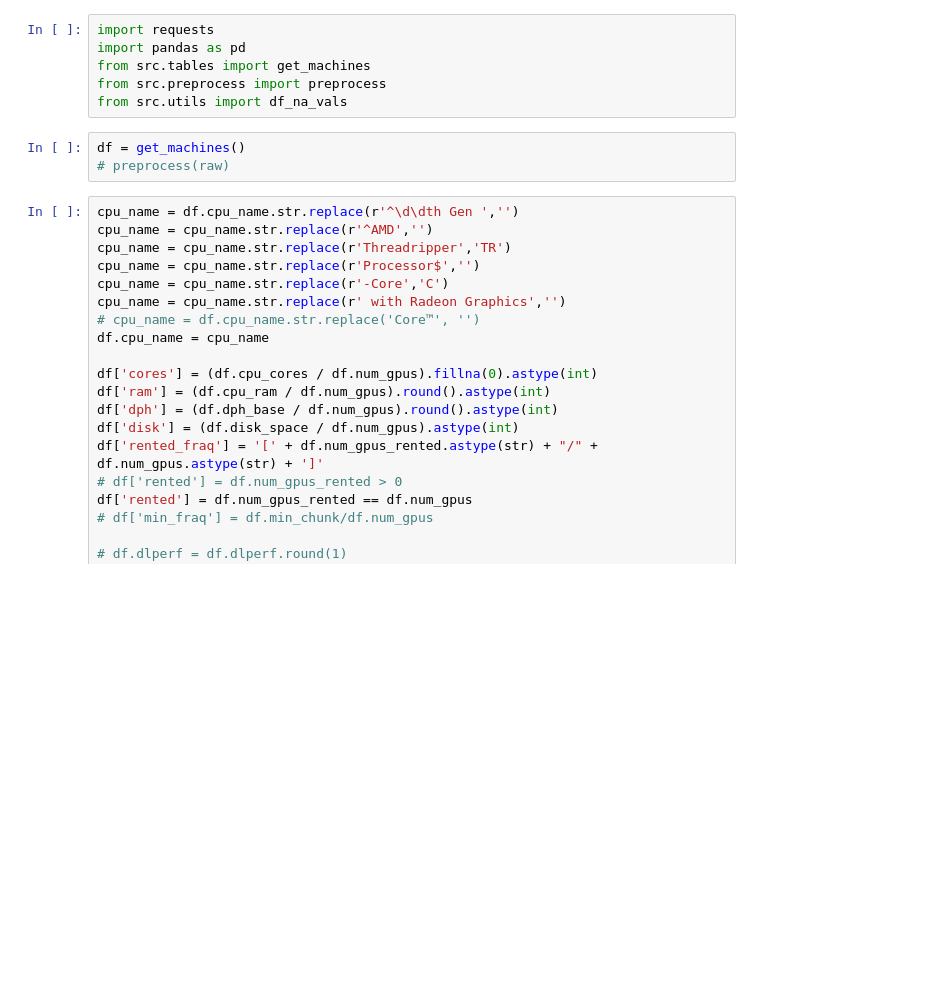
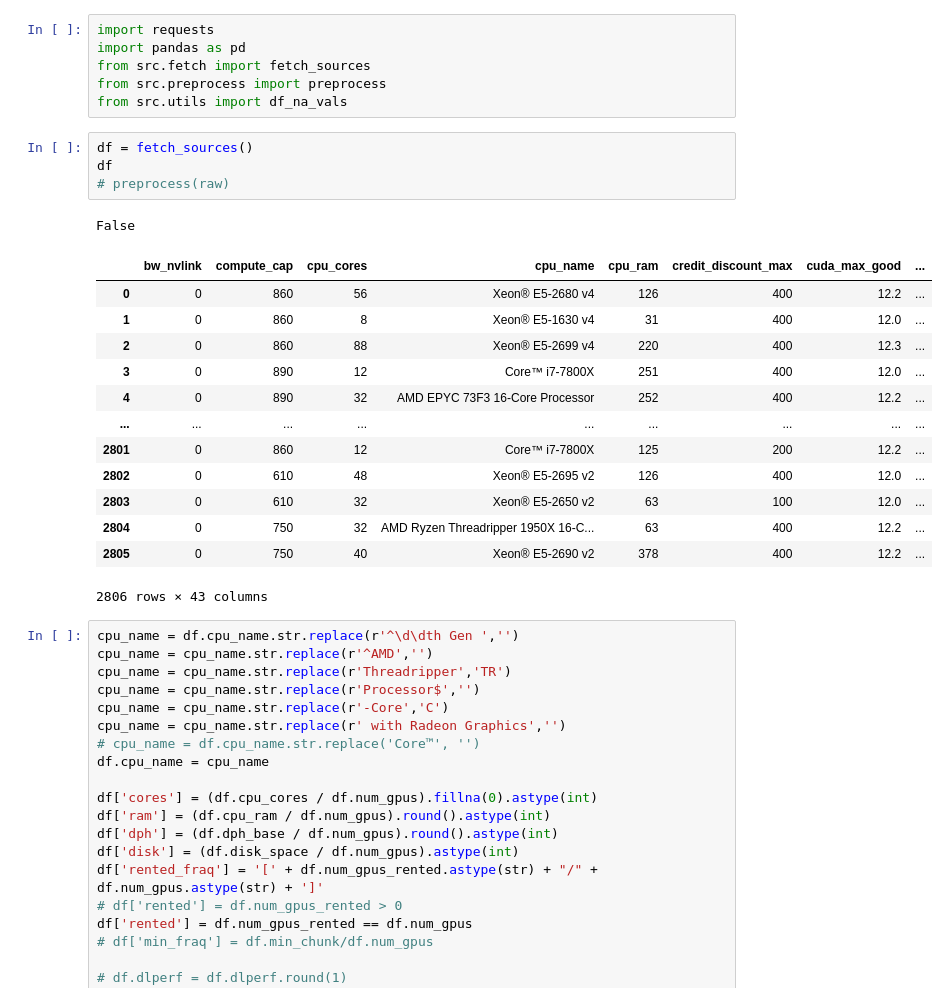
Before and after one commit to alkorolyov/vast-stats, a Jupyter notebook: notebooks/04_snapshot.ipynb, the cells around one changed output. Cells and saved outputs as stored; diff of their text form; blank space fills up the shorter version.

```diff
--- a/notebooks/04_snapshot.ipynb
+++ b/notebooks/04_snapshot.ipynb
@@ -7,12 +4,28 @@ The autoreload extension is already loaded. To reload it, use:
 # %%
 import requests
 import pandas as pd
-from src.tables import get_machines
+from src.fetch import fetch_sources
 from src.preprocess import preprocess
 from src.utils import df_na_vals
 # %%
-df = get_machines()
+df = fetch_sources()
+df
 # preprocess(raw)
+# %% [output]
+False
+|  | bw_nvlink | compute_cap | cpu_cores | cpu_name | cpu_ram | credit_discount_max | cuda_max_good | ... |
+| 0 | 0 | 860 | 56 | Xeon® E5-2680 v4 | 126 | 400 | 12.2 | ... |
+| 1 | 0 | 860 | 8 | Xeon® E5-1630 v4 | 31 | 400 | 12.0 | ... |
+| 2 | 0 | 860 | 88 | Xeon® E5-2699 v4 | 220 | 400 | 12.3 | ... |
+| 3 | 0 | 890 | 12 | Core™ i7-7800X | 251 | 400 | 12.0 | ... |
+| 4 | 0 | 890 | 32 | AMD EPYC 73F3 16-Core Processor | 252 | 400 | 12.2 | ... |
+| ... | ... | ... | ... | ... | ... | ... | ... | ... |
+| 2801 | 0 | 860 | 12 | Core™ i7-7800X | 125 | 200 | 12.2 | ... |
+| 2802 | 0 | 610 | 48 | Xeon® E5-2695 v2 | 126 | 400 | 12.0 | ... |
+| 2803 | 0 | 610 | 32 | Xeon® E5-2650 v2 | 63 | 100 | 12.0 | ... |
+| 2804 | 0 | 750 | 32 | AMD Ryzen Threadripper 1950X 16-C... | 63 | 400 | 12.2 | ... |
+| 2805 | 0 | 750 | 40 | Xeon® E5-2690 v2 | 378 | 400 | 12.2 | ... |
+2806 rows × 43 columns
 # %%
 cpu_name = df.cpu_name.str.replace(r'^\d\dth Gen ','')
 cpu_name = cpu_name.str.replace(r'^AMD','')
```
Also changed, not shown: parts of 4 cells of this notebook, 3 other files.
